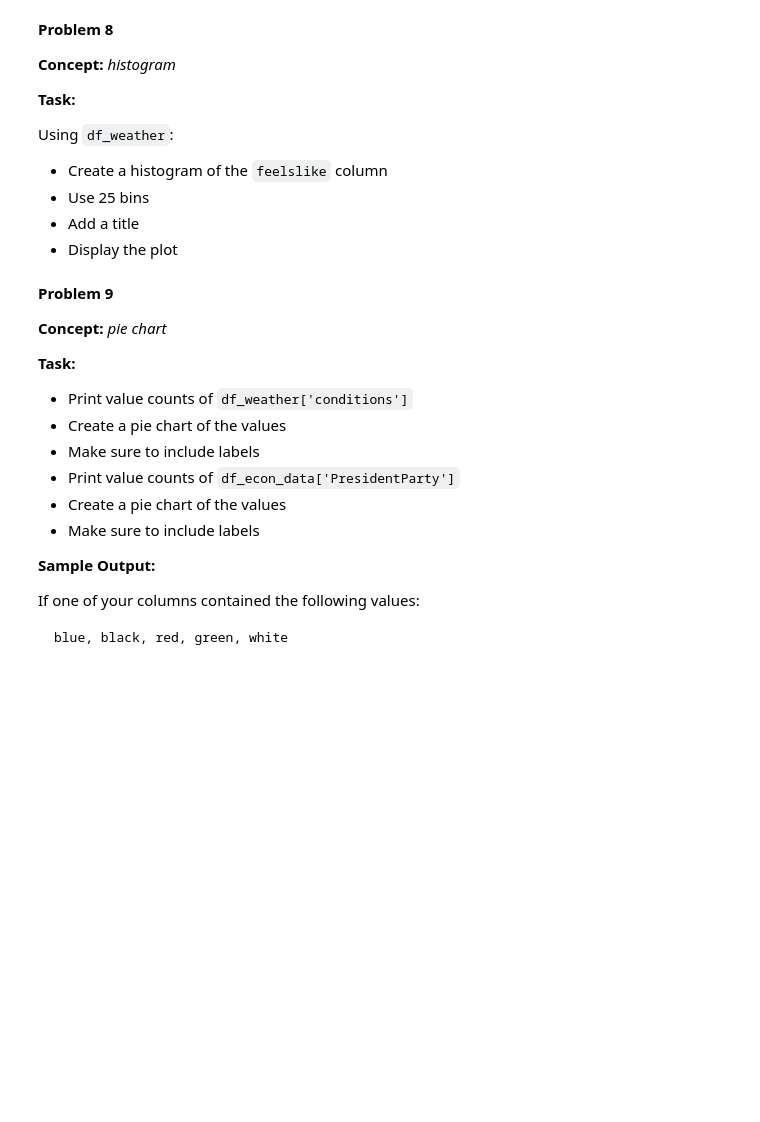
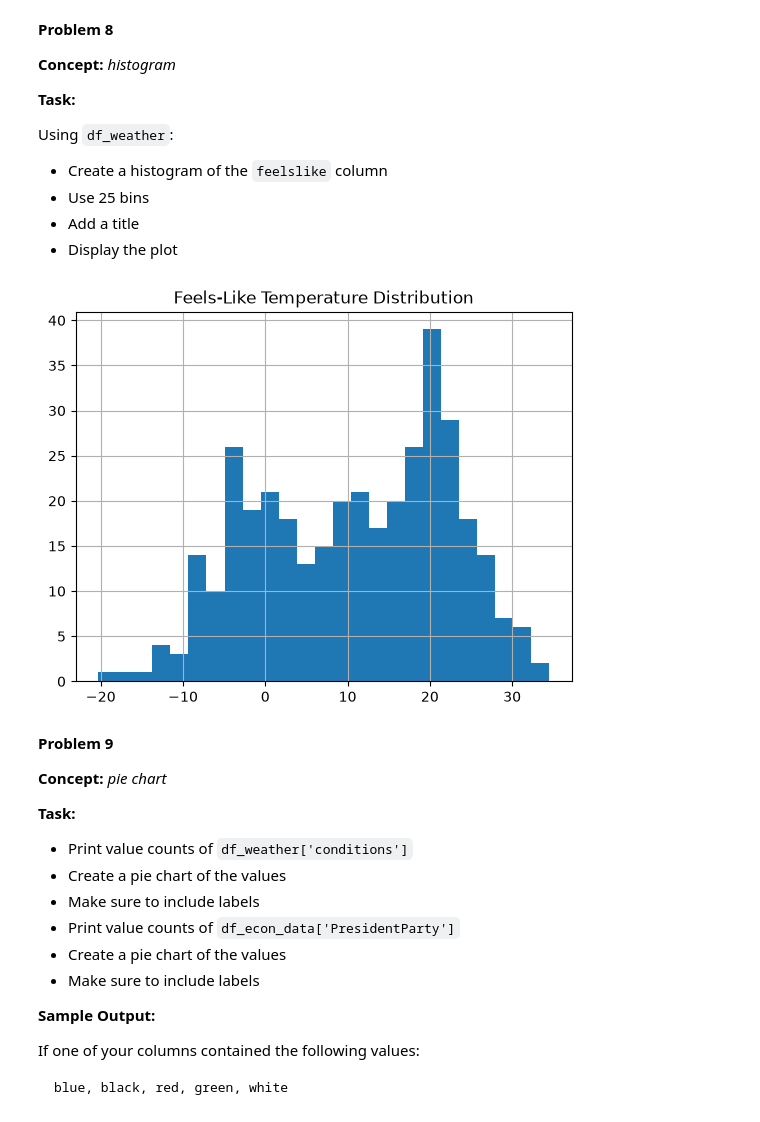
Before and after one commit to jbenigeriBU/dx602-homework-10, a Jupyter notebook: homework.ipynb, the cells around one changed output. Cells and saved outputs as stored; diff of their text form; code cells hidden in the pictures; blank space fills up the shorter version.

```diff
--- a/homework.ipynb
+++ b/homework.ipynb
@@ -281,3 +398,12 @@ Using `df_weather`:
+# %%
+# Your Solution
+# Plot feels-like temperature histogram
+df_weather["feelslike"].hist(bins=25)
+
+plt.title("Feels-Like Temperature Distribution")
+plt.show()
+# %% [output]
+[figure, added]
 # %% [markdown]
 **Problem 9**
 
```
Also changed, not shown: parts of 41 cells of this notebook.
